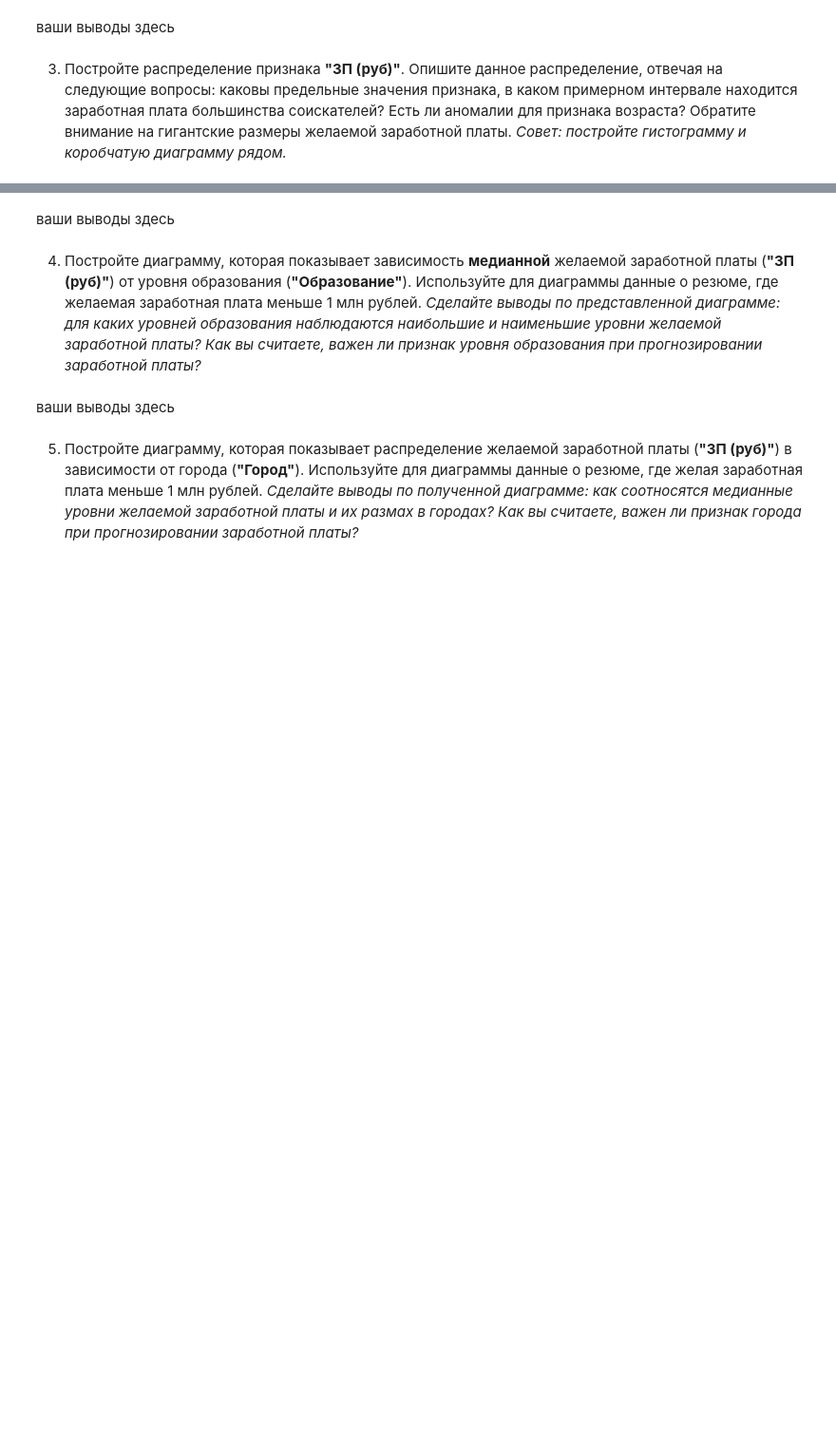
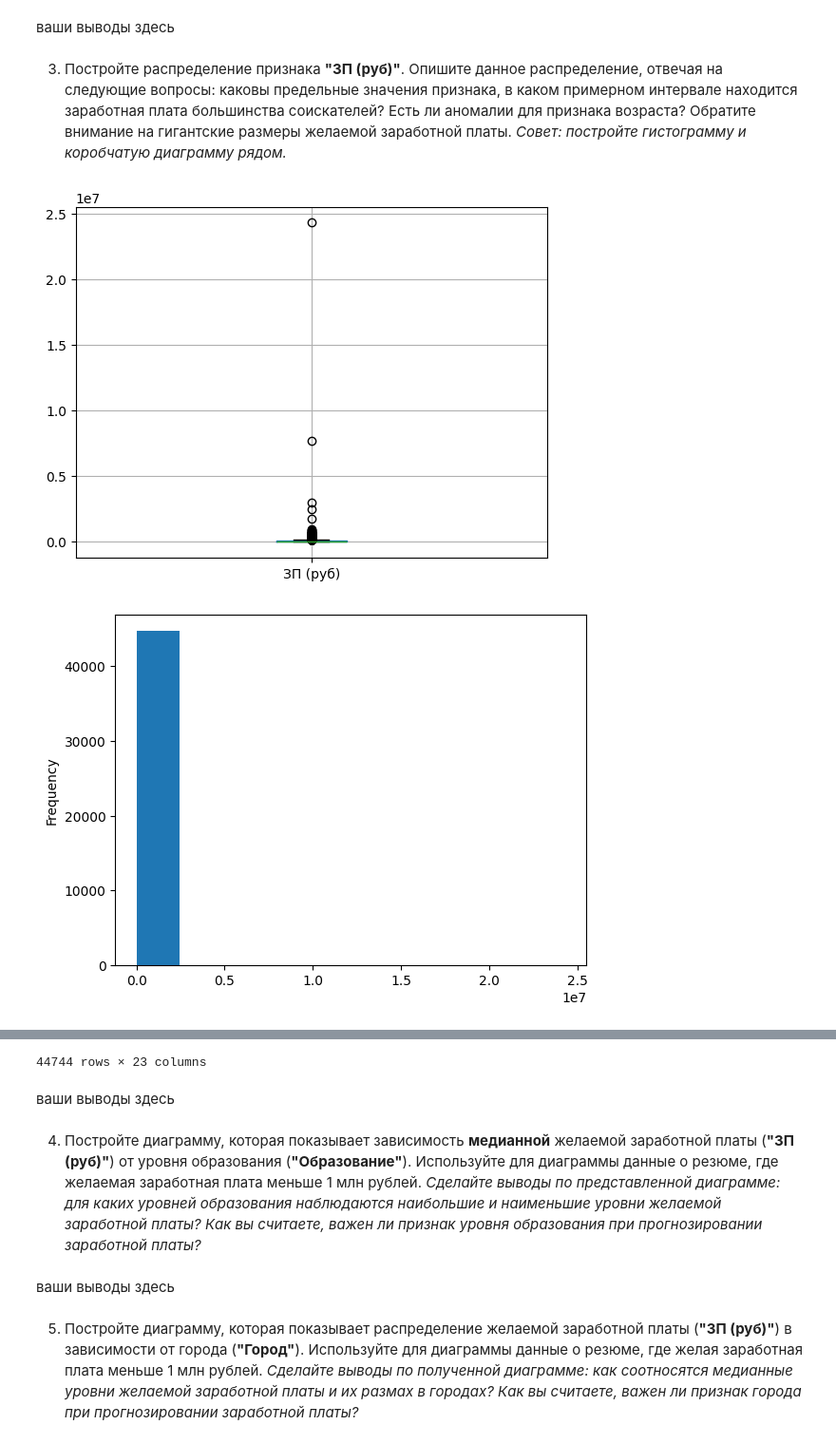
Before and after one commit to govoridaa/SF, a Jupyter notebook: PROJECT-1. Анализ резюме из HeadHunter/Project-1._Ноутбук-шаблон.ipynb, the cells around one changed output, grey strips where cells are left out. Shown: that part at 95% size. Drawn from its saved outputs; the diff is of its cells as text; code cells hidden in the pictures; blank space fills up the shorter version.

```diff
--- a/PROJECT-1. Анализ резюме из HeadHunter/Project-1._Ноутбук-шаблон.ipynb
+++ b/PROJECT-1. Анализ резюме из HeadHunter/Project-1._Ноутбук-шаблон.ipynb
@@ -450,4 +478,17 @@ Name: Возраст, dtype: float64
 3. Постройте распределение признака **"ЗП (руб)"**. Опишите данное распределение, отвечая на следующие вопросы: каковы предельные значения признака, в каком примерном интервале находится заработная плата большинства соискателей? Есть ли аномалии для признака возраста? Обратите внимание на гигантские размеры желаемой заработной платы.
 *Совет: постройте гистограмму и коробчатую диаграмму рядом.*
 # %%
-# ваш код здесь
+# вызываем метод bosplot к нашему фрему данных
+age_boxplt=hh_database_copy.boxplot(column="ЗП (руб)")
+# строим график вызывая plot
+age_boxplt.plot()
+# демонстрация графика
+plt.show()
+hh_database_copy["ЗП (руб)"].plot.hist()
+plt.show()
+# для более точного отображения данных вызываем статистические показатели
+hh_database_copy["ЗП (руб)"].describe()
+display(hh_database_copy)
+# %% [output]
+[figure, added]
+[figure, added]
@@ -454,3 +507,4 @@ Name: Возраст, dtype: float64
+44744 rows × 23 columns
 # %% [markdown]
 ваши выводы здесь
 # %% [markdown]
```
Also changed, not shown: parts of 5 cells of this notebook.
